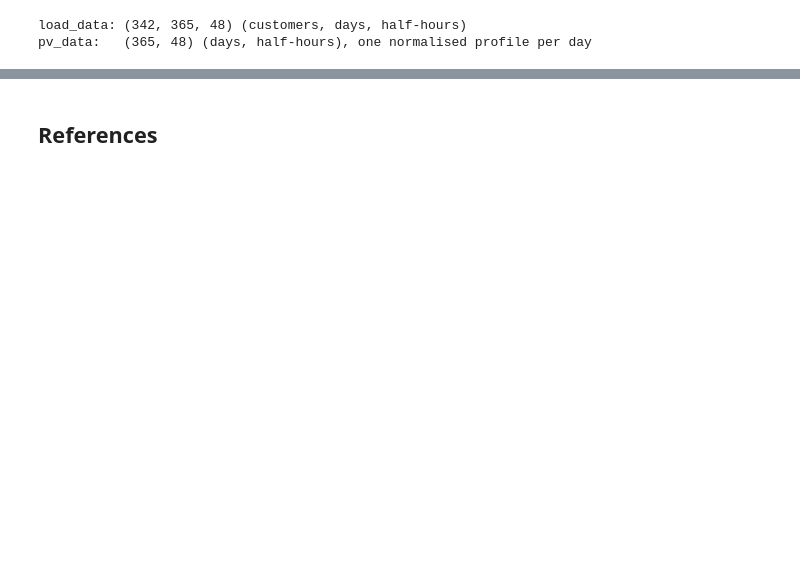
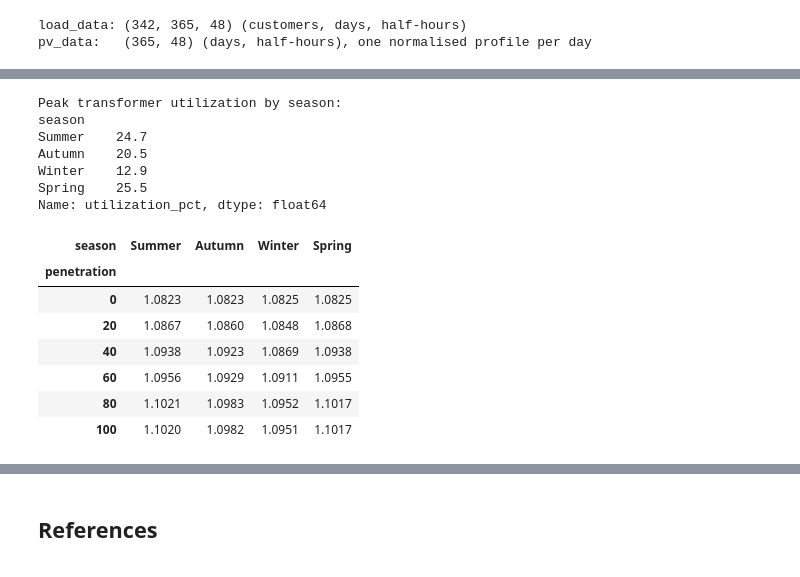
Before and after one commit to sambaiga/ml-energy-disaggregation, a Jupyter notebook: book/04-grid-edge/02-timeseries-der-modeling-code.ipynb, the cells around one changed output, grey strips where cells are left out. Cells and saved outputs as stored; diff of their text form; code cells hidden in the pictures; blank space fills up the shorter version.

```diff
--- a/book/04-grid-edge/02-timeseries-der-modeling-code.ipynb
+++ b/book/04-grid-edge/02-timeseries-der-modeling-code.ipynb
@@ -657,0 +171,16 @@ just extended.
+# %%
+rng = np.random.default_rng(42)
+loads = list(circuit.loads)
+customer_indices = rng.choice(load_data.shape[0], size=len(loads), replace=False)
+
+day_idx = 45
+for load, customer_idx in zip(loads, customer_indices, strict=True):
+    p = load_data[customer_idx, day_idx, :]
+    pf = rng.uniform(0.95, 0.99, len(p))
+    q = np.sqrt(np.maximum((p / pf) ** 2 - p**2, 0))
+    circuit.command(
+        f"New LoadShape.profile_{load.name} npts=48 minterval=30 useactual=1 pmult={p.tolist()} qmult={q.tolist()}"
+    )
+    circuit.command(f"edit load.{load.name} daily=profile_{load.name}")
+
+print(f"All {len(loads)} houses now follow a real customer's day-{day_idx} reading")
@@ -657,0 +866,39 @@ just extended.
+# %%
+SEASON_DAYS = {"Summer": 21, "Autumn": 59, "Winter": 199, "Spring": 229}
+
+seasonal_rows = []
+for season, day in SEASON_DAYS.items():
+    seasonal_pv = np.load(DATA_DIR / f"Residential_PV_profiles_{season}.npy")
+    worst_case_profile = seasonal_pv[seasonal_pv.max(axis=1).argmax()]
+    for pen in penetration_levels:
+        result = run_penetration(pen, day_idx=day, pv_profile_override=worst_case_profile)
+        seasonal_rows.append(
+            {
+                "season": season,
+                "penetration": pen,
+                "vmax_pu": result["vmax_pu"].max(),
+                "utilization_pct": result["utilization_pct"].max(),
+            }
+        )
+
+seasonal_df = pd.DataFrame(seasonal_rows)
+seasonal_df["season"] = pd.Categorical(seasonal_df["season"], categories=SEASON_DAYS.keys(), ordered=True)
+print("Peak transformer utilization by season:")
+print(seasonal_df.groupby("season", observed=True)["utilization_pct"].max().round(1))
+seasonal_df.pivot(index="penetration", columns="season", values="vmax_pu").round(4)
+# %% [output]
+Peak transformer utilization by season:
+season
+Summer    24.7
+Autumn    20.5
+Winter    12.9
+Spring    25.5
+Name: utilization_pct, dtype: float64
+| season | Summer | Autumn | Winter | Spring |
+| penetration |  |  |  |  |
+| 0 | 1.0823 | 1.0823 | 1.0825 | 1.0825 |
+| 20 | 1.0867 | 1.0860 | 1.0848 | 1.0868 |
+| 40 | 1.0938 | 1.0923 | 1.0869 | 1.0938 |
+| 60 | 1.0956 | 1.0929 | 1.0911 | 1.0955 |
+| 80 | 1.1021 | 1.0983 | 1.0952 | 1.1017 |
+| 100 | 1.1020 | 1.0982 | 1.0951 | 1.1017 |
```
Also changed, not shown: parts of 82 cells of this notebook.
